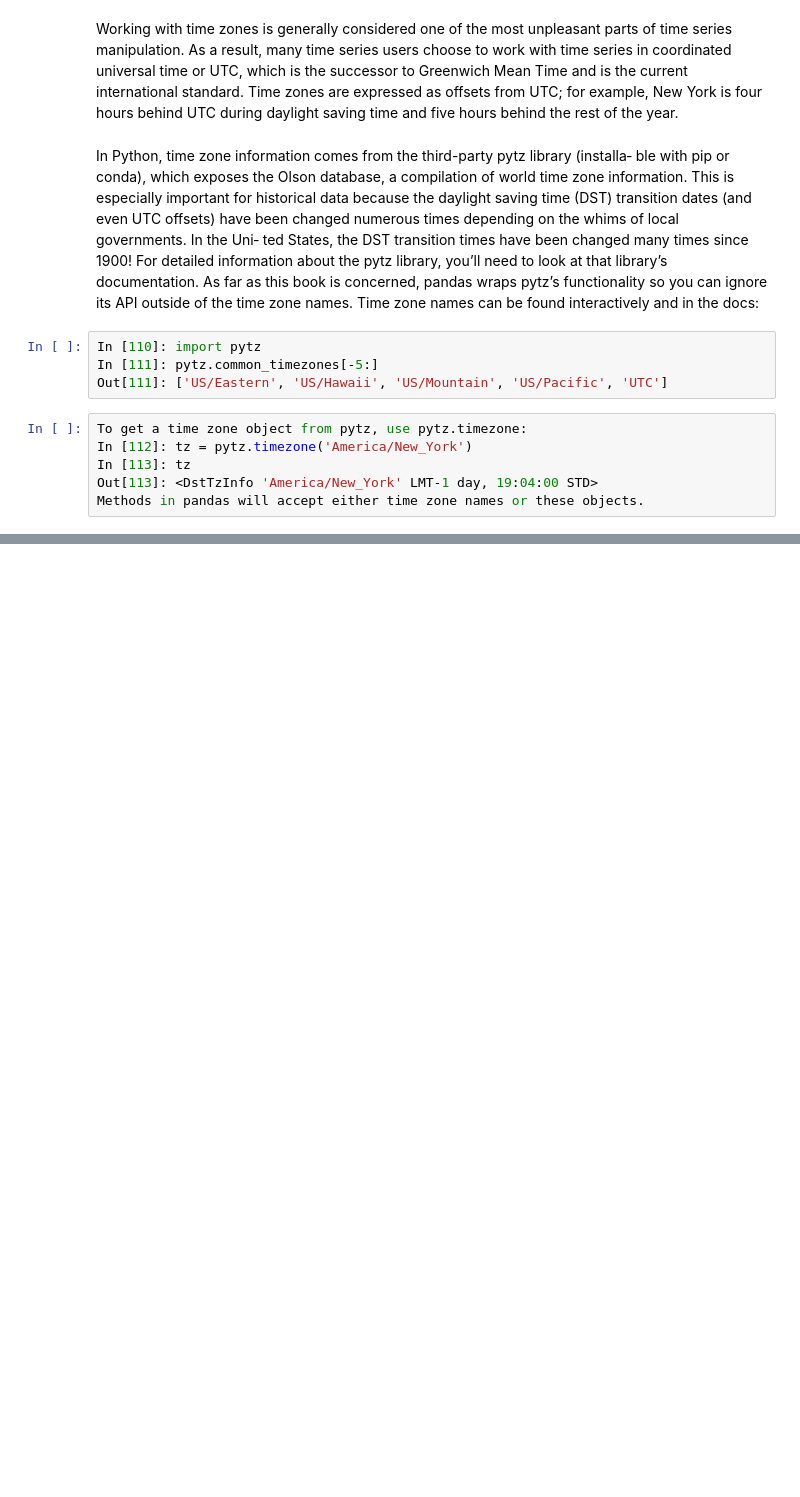
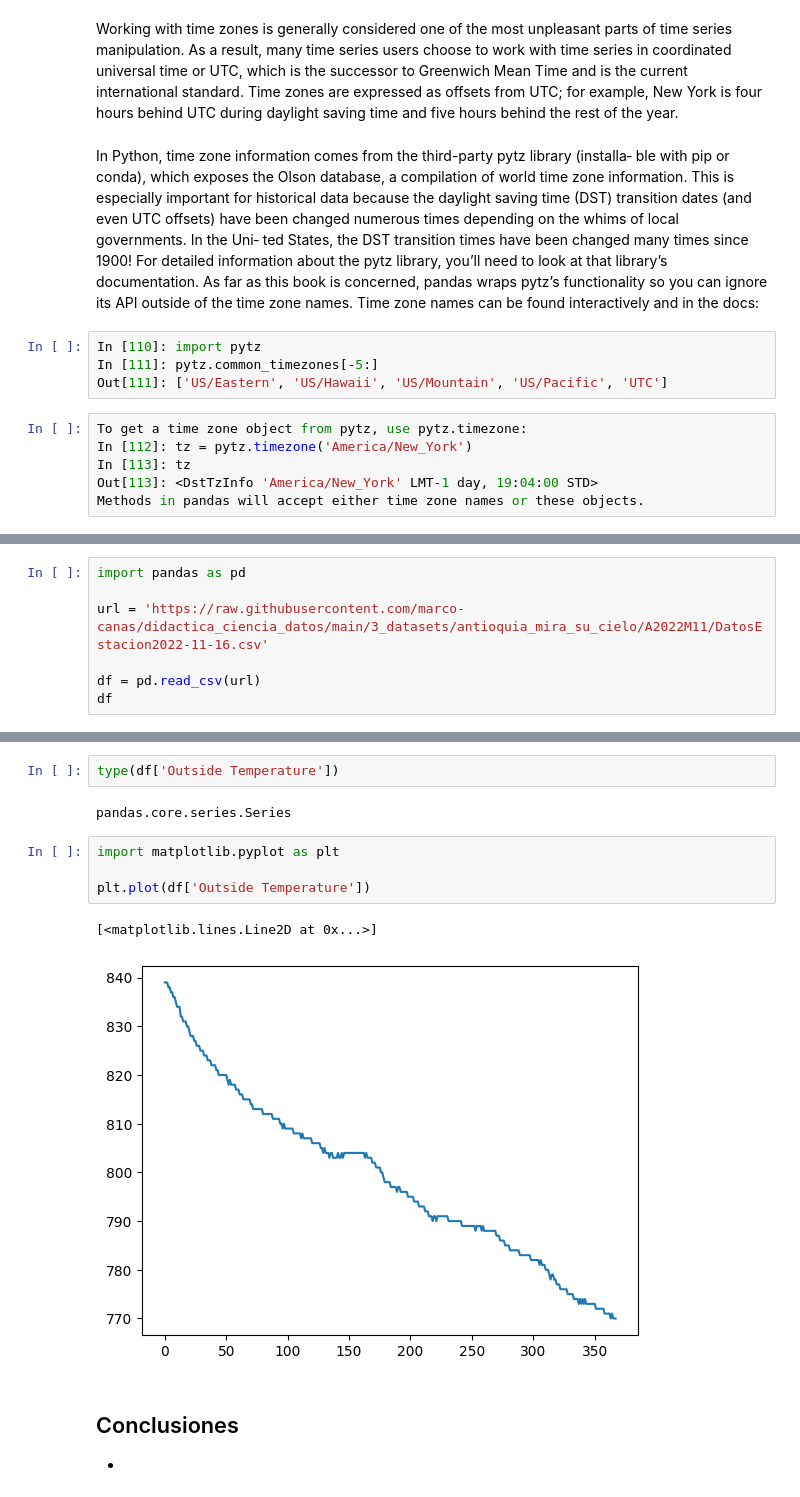
Before and after one commit to marco-canas/arima, a Jupyter notebook: machine_learning/1_time_series/7_seminario_septiembre_20/7_seminario_sep_20_time_series_with_duplicates_indices.ipynb, the cells around one changed output, grey strips where cells are left out. Cells and saved outputs as stored; diff of their text form; blank space fills up the shorter version.

Commit message:
obtención y visualización de datos de AMSC

```diff
--- a/machine_learning/1_time_series/7_seminario_septiembre_20/7_seminario_sep_20_time_series_with_duplicates_indices.ipynb
+++ b/machine_learning/1_time_series/7_seminario_septiembre_20/7_seminario_sep_20_time_series_with_duplicates_indices.ipynb
@@ -379,0 +385,7 @@ Methods in pandas will accept either time zone names or these objects.
+# %%
+import pandas as pd
+
+url = 'https://raw.githubusercontent.com/marco-canas/didactica_ciencia_datos/main/3_datasets/antioquia_mira_su_cielo/A2022M11/DatosEstacion2022-11-16.csv'
+
+df = pd.read_csv(url)
+df
@@ -380,3 +437,18 @@ Methods in pandas will accept either time zone names or these objects.
+# %%
+type(df['Outside Temperature'])
+# %% [output]
+pandas.core.series.Series
+# %%
+import matplotlib.pyplot as plt
+
+plt.plot(df['Outside Temperature'])
+# %% [output]
+[<matplotlib.lines.Line2D at 0x...>]
+[figure, added]
+# %% [markdown]
+## Conclusiones
+
+*
 # %% [markdown]
 # Referencias
 
```
Also changed, not shown: parts of 5 cells of this notebook.
